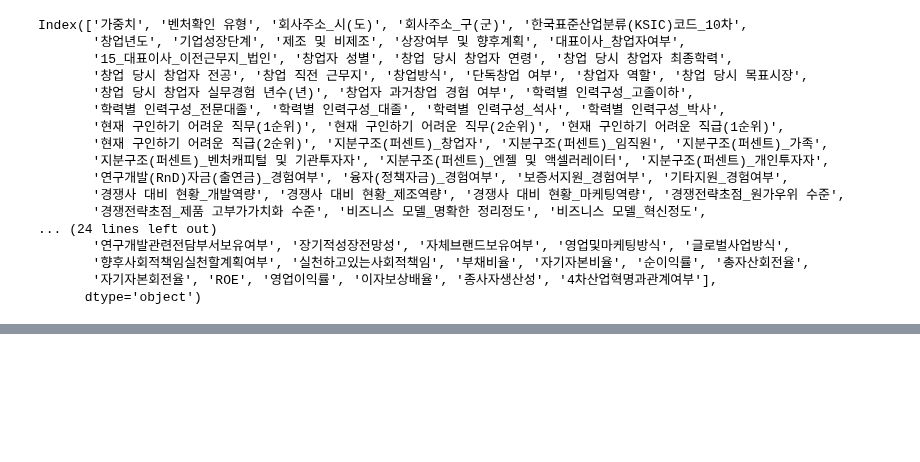
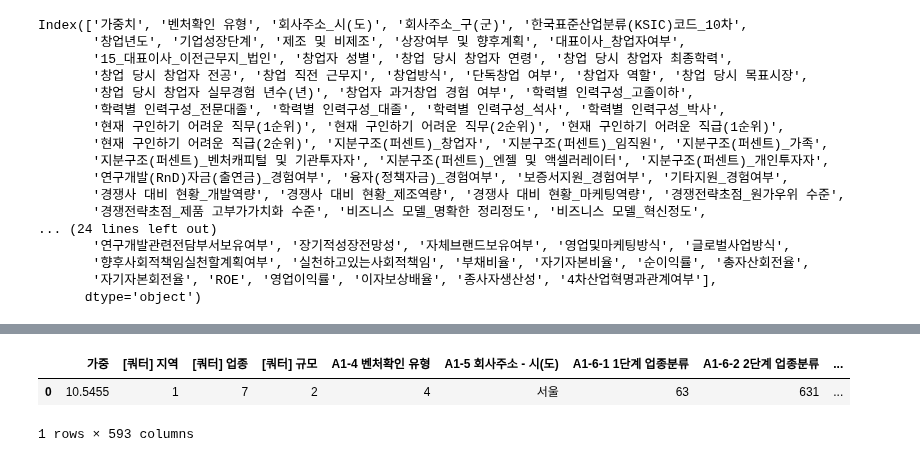
Before and after one commit to shoni0325/Project_1, a Jupyter notebook: code/test1.ipynb, the cells around one changed output, grey strips where cells are left out. Drawn from its saved outputs; the diff is of its cells as text; code cells hidden in the pictures; blank space fills up the shorter version.

```diff
--- a/code/test1.ipynb
+++ b/code/test1.ipynb
@@ -999,0 +1013,10 @@ df['']
+# %%
+df2016 = pd.read_csv('../data/벤처기업정밀실태조사보고서/2016/벤처기업정밀실태조사 마이크로데이터_2016년.csv', encoding='cp949')
+df2017 = pd.read_csv('../data/벤처기업정밀실태조사보고서/2017/벤처기업정밀실태조사 마이크로데이터_2017년.csv', encoding='cp949')
+df2018 = pd.read_csv('../data/벤처기업정밀실태조사보고서/2018/벤처기업정밀실태조사 마이크로데이터_2018년.csv', encoding='cp949')
+# %%
+df2016.head(1)
+# %% [output]
+|  | 가중 | [쿼터] 지역 | [쿼터] 업종 | [쿼터] 규모 | A1-4 벤처확인 유형 | A1-5 회사주소 - 시(도) | A1-6-1 1단계 업종분류 | A1-6-2 2단계 업종분류 | ... |
+| 0 | 10.5455 | 1 | 7 | 2 | 4 | 서울 | 63 | 631 | ... |
+1 rows × 593 columns
```
Also changed, not shown: parts of 3 cells of this notebook, 7 other files.
